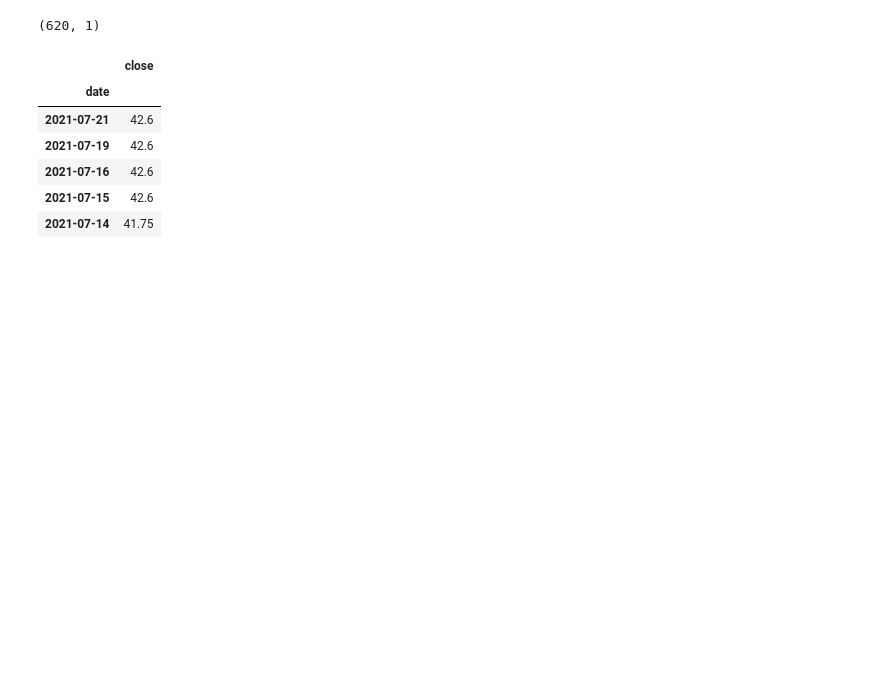
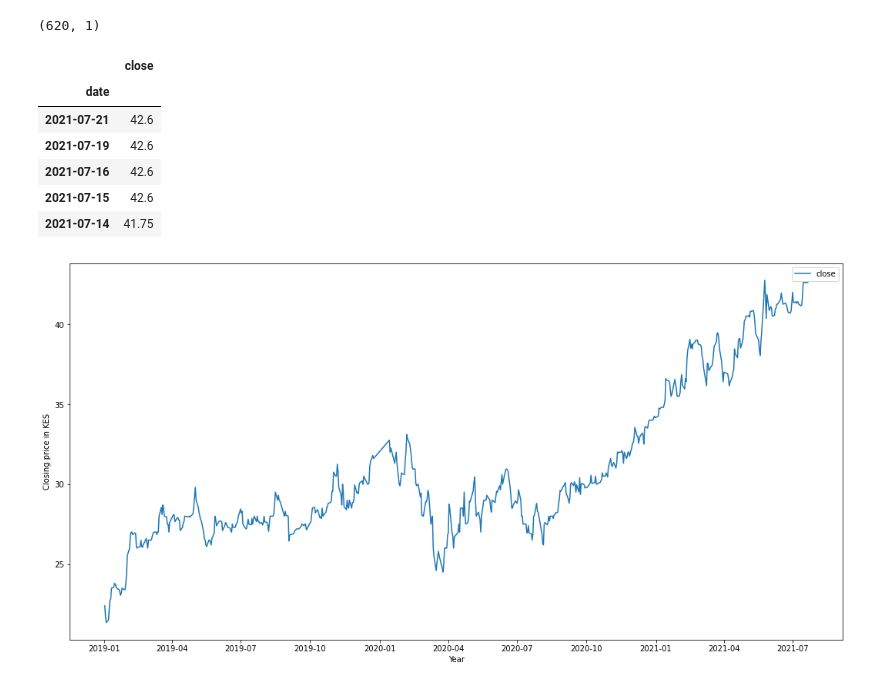
Before and after one commit to wambuimungai/aginic_code_review, a Jupyter notebook: SM_data_exploration_viz_scom.ipynb, the cells around one changed output. Saved outputs shown, nothing was run; the diff lists cells and outputs as text; code cells hidden in the pictures; blank space fills up the shorter version.

```diff
--- a/SM_data_exploration_viz_scom.ipynb
+++ b/SM_data_exploration_viz_scom.ipynb
@@ -103,4 +94,14 @@ df.head()
 | 2021-07-16 | 42.6 |
 | 2021-07-15 | 42.6 |
 | 2021-07-14 | 41.75 |
+# %%
+scom_df = scom_df.sort_values(['date'])
+plt.figure(figsize = (18,9))
+plt.plot(scom_df['date'],scom_df['close'],label = 'close')
+plt.xlabel("Year")
+plt.ylabel("Closing price in KES")
+plt.legend()
+plt.show()
+# %% [output]
+[figure, added]
 # %%
```
Also changed, not shown: parts of 17 cells of this notebook, 1 other file.
